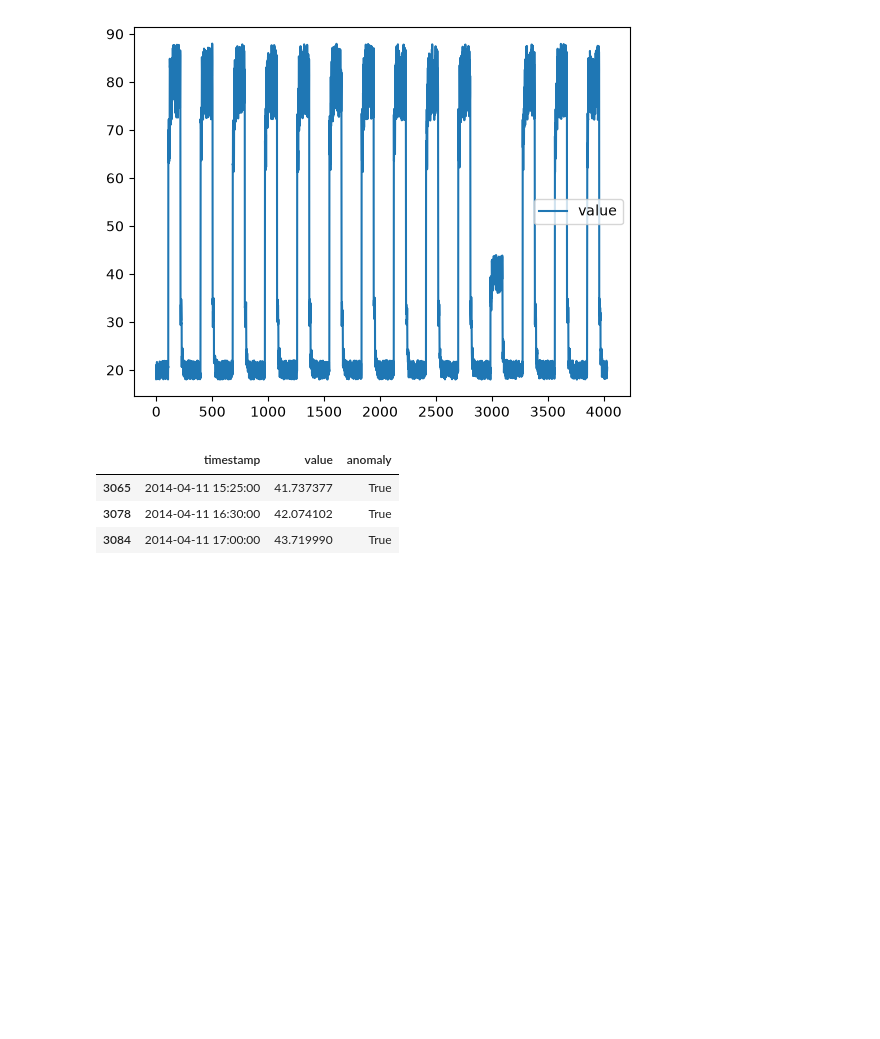
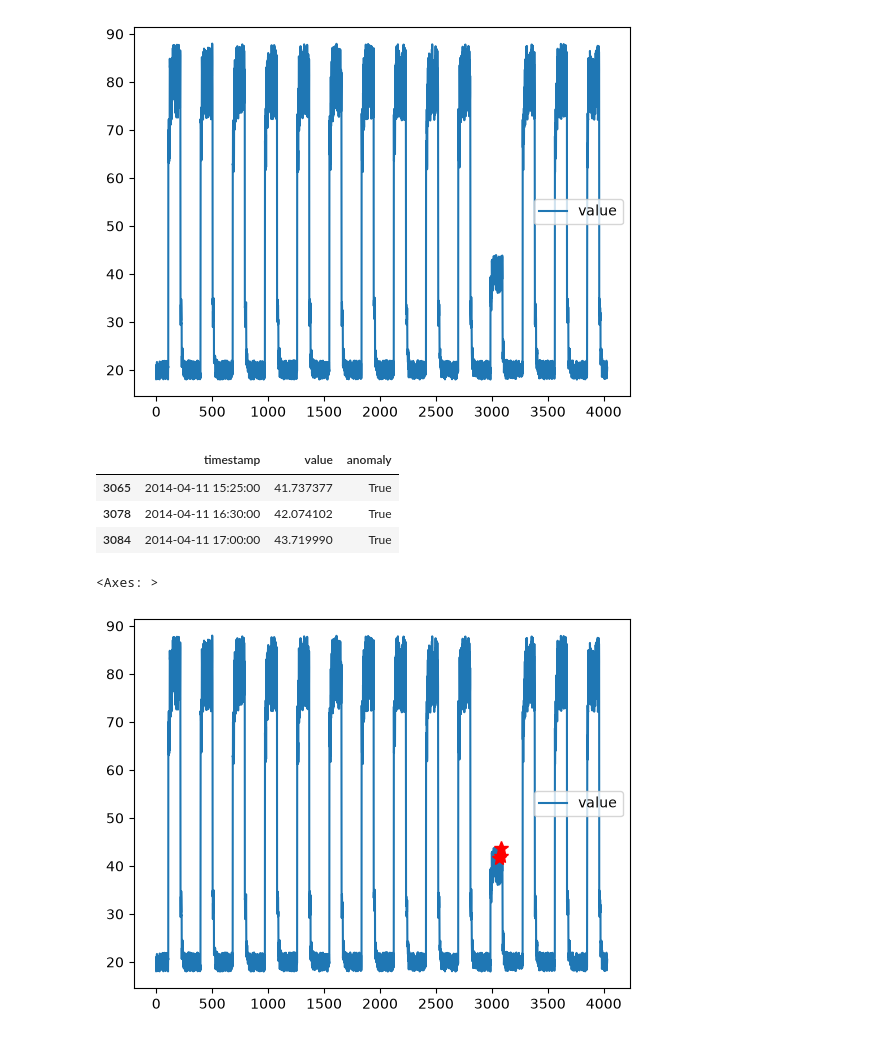
Before and after one commit to zo-ff/anomaly-detection, a Jupyter notebook: art_daily_jumpsdown.ipynb, the cells around one changed output. Cells and saved outputs as stored; diff of their text form; code cells hidden in the pictures; blank space fills up the shorter version.

```diff
--- a/art_daily_jumpsdown.ipynb
+++ b/art_daily_jumpsdown.ipynb
@@ -21 +25,7 @@ df[df['anomaly']]
+# %%
+ax = df.plot()
+df[df['anomaly']]['value'].plot(ax=ax, style='r*', markersize=10)
+# %% [output]
+<Axes: >
+[figure, added]
 # %%
```
Also changed, not shown: parts of 3 cells of this notebook.
